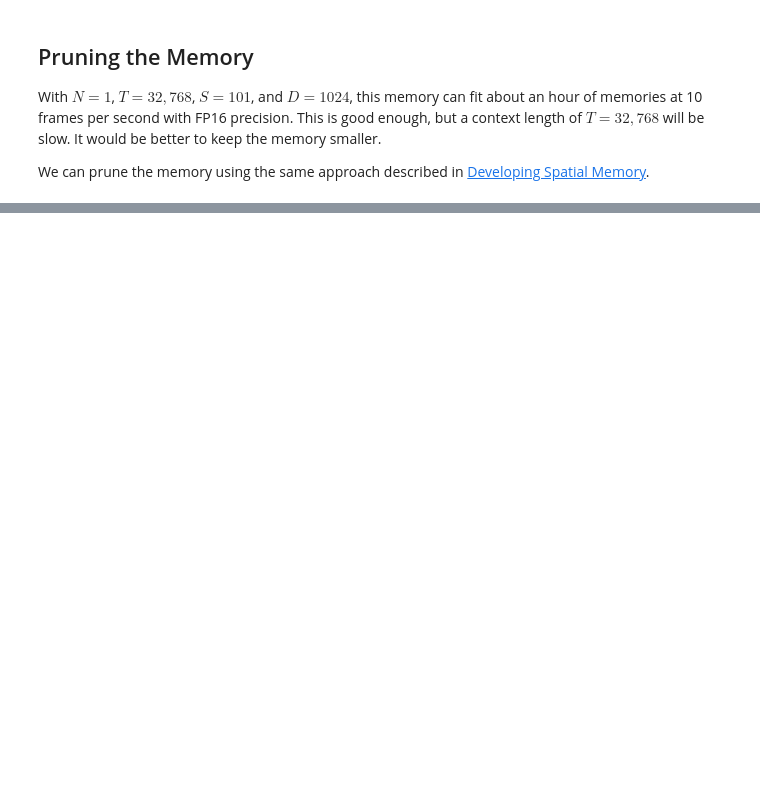
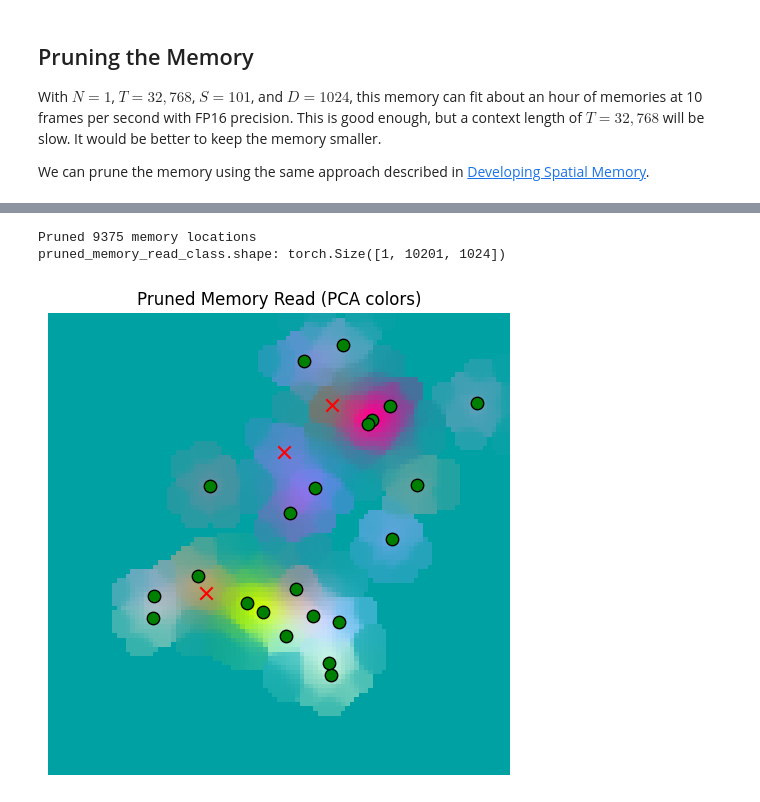
Before and after one commit to hypernicon/tree-world, a Jupyter notebook: notebook/belief-maps.ipynb, the cells around one changed output, grey strips where cells are left out. Drawn from its saved outputs; the diff is of its cells as text; code cells hidden in the pictures; blank space fills up the shorter version.

```diff
--- a/notebook/belief-maps.ipynb
+++ b/notebook/belief-maps.ipynb
@@ -879,0 +924,20 @@ So from our overall sensor grid, we pruned to 1/10 of the memory requirements.
+# %%
+memory = LocationBeliefMemory(location_dim=2, sensory_dim=1024, embed_dim=1024)
+
+memory.write(memory_locations.view(1, -1, S, S), memory_values.view(1, -1, 1024))
+
+num_removed = memory.prune(max_error_to_prune=0.05, match_threshold=None, max_prune_steps=10)
+
+print(f"Pruned {num_removed} memory locations")
+
+pruned_memory_read_result_class = memory.read(
+    location_beliefs=all_location_beliefs.view(1, -1, S, S),
+)
+
+print(f"pruned_memory_read_class.shape: {pruned_memory_read_result_class.shape}")
+
+_ = plot_sensor_field(pruned_memory_read_result_class.squeeze(0), "Pruned Memory Read")
+# %% [output]
+Pruned 9375 memory locations
+pruned_memory_read_class.shape: torch.Size([1, 10201, 1024])
+[figure, added]
```
Also changed, not shown: parts of 21 cells of this notebook, 1 other file.
